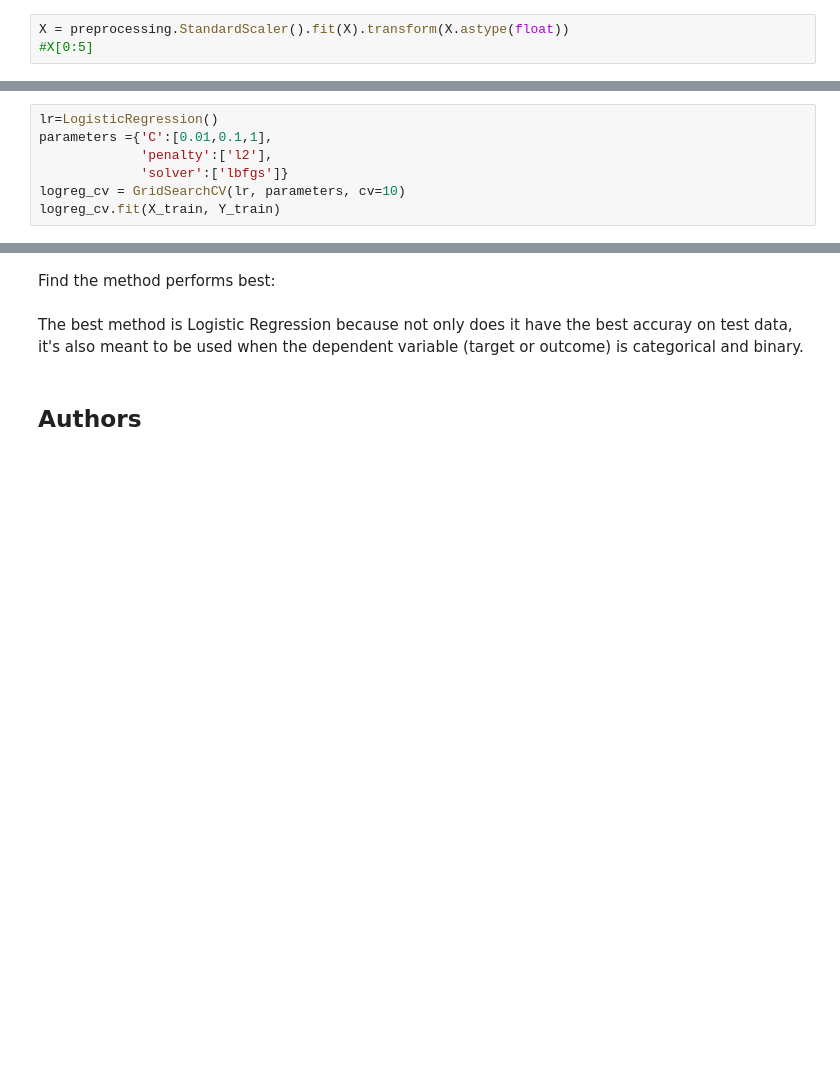
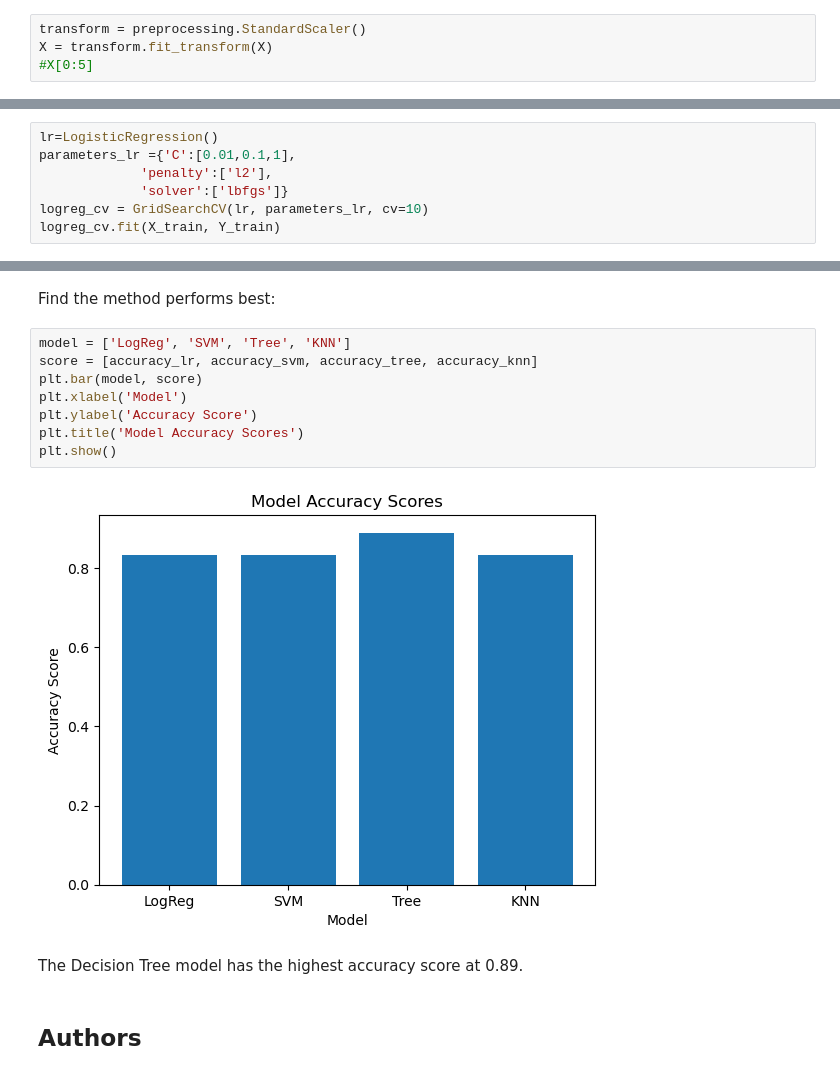
Before and after one commit to mikezhao415/IBMDataScience, a Jupyter notebook: Lab 7 SpaceX_Machine_Learning_Prediction_Part_5.jupyterlite.ipynb, the cells around one changed output, grey strips where cells are left out. Cells and saved outputs as stored; diff of their text form; blank space fills up the shorter version.

```diff
--- a/Lab 7 SpaceX_Machine_Learning_Prediction_Part_5.jupyterlite.ipynb
+++ b/Lab 7 SpaceX_Machine_Learning_Prediction_Part_5.jupyterlite.ipynb
@@ -130,7 +130,8 @@ print(type(Y))
 # %% [markdown]
 Standardize the data in <code>X</code> then reassign it to the variable  <code>X</code> using the transform provided below.
 # %%
-X = preprocessing.StandardScaler().fit(X).transform(X.astype(float))
+transform = preprocessing.StandardScaler()
+X = transform.fit_transform(X)
 #X[0:5]
 # %% [markdown]
 We split the data into training and testing data using the  function  <code>train_test_split</code>.   The training data is divided into validation data, a second set used for training  data; then the models are trained and hyperparameters are selected using the function <code>GridSearchCV</code>.
@@ -154,10 +155,10 @@ Y_test.shape
 Create a logistic regression object  then create a  GridSearchCV object  <code>logreg_cv</code> with cv = 10.  Fit the object to find the best parameters from the dictionary <code>parameters</code>.
 # %%
 lr=LogisticRegression()
-parameters ={'C':[0.01,0.1,1],
+parameters_lr ={'C':[0.01,0.1,1],
              'penalty':['l2'],
              'solver':['lbfgs']}
-logreg_cv = GridSearchCV(lr, parameters, cv=10)
+logreg_cv = GridSearchCV(lr, parameters_lr, cv=10)
 logreg_cv.fit(X_train, Y_train)
 # %% [output]
 GridSearchCV(cv=10, estimator=LogisticRegression(),
@@ -320,8 +338,18 @@ plot_confusion_matrix(Y_test,yhat_knn)
 ## TASK  12
 # %% [markdown]
 Find the method performs best:
-# %% [markdown]
-The best method is Logistic Regression because not only does it have the best accuray on test data, it's also meant to be used when the dependent variable (target or outcome) is categorical and binary.
+# %%
+model = ['LogReg', 'SVM', 'Tree', 'KNN']
+score = [accuracy_lr, accuracy_svm, accuracy_tree, accuracy_knn]
+plt.bar(model, score)
+plt.xlabel('Model')
+plt.ylabel('Accuracy Score')
+plt.title('Model Accuracy Scores')
+plt.show()
+# %% [output]
+[figure, added]
+# %% [markdown]
+The Decision Tree model has the highest accuracy score at 0.89.
 # %% [markdown]
 ## Authors
 # %% [markdown]
```
Also changed, not shown: parts of 4 cells of this notebook.
